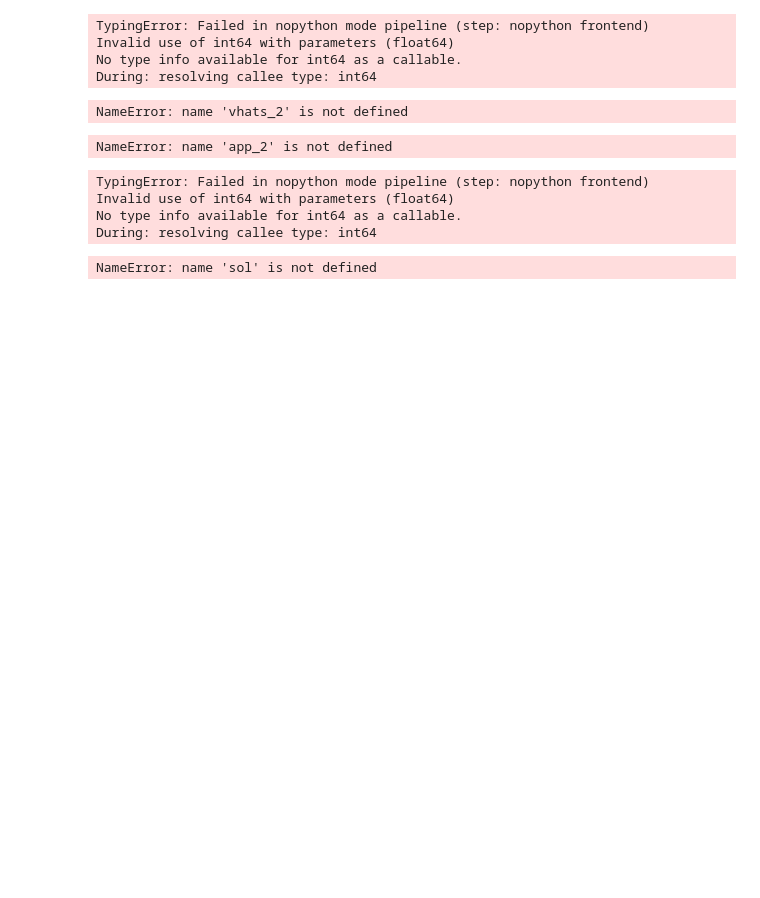
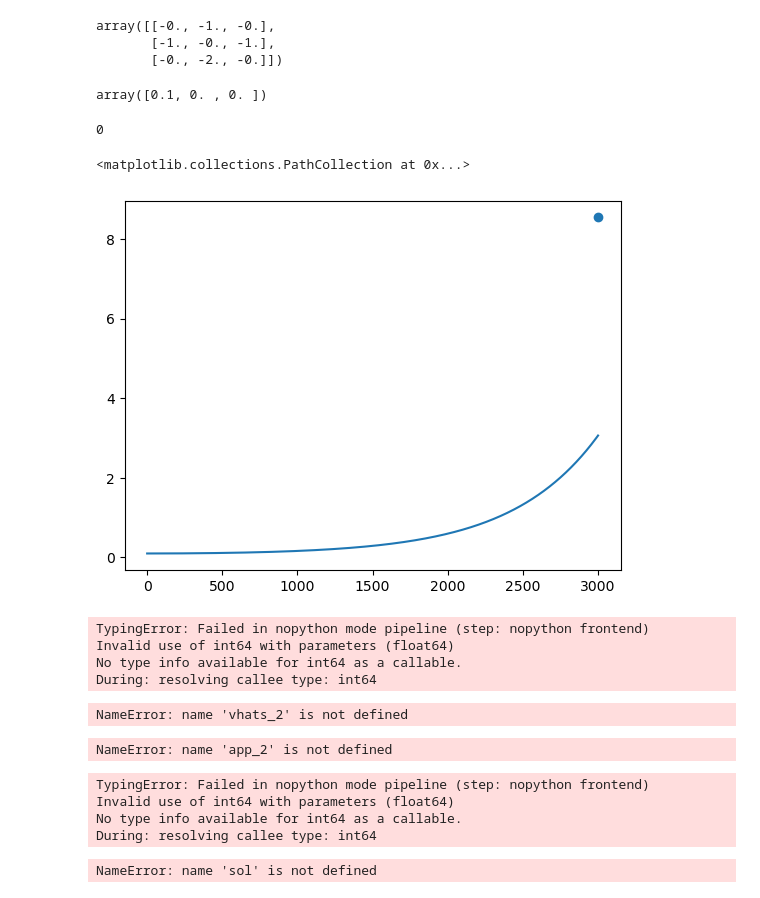
Before and after one commit to NiklasSchaaf/UQ_2023, a Jupyter notebook: homework_5/hw5_nik.ipynb, the cells around one changed output. Cells and saved outputs as stored; diff of their text form; code cells hidden in the pictures; blank space fills up the shorter version.

```diff
--- a/homework_5/hw5_nik.ipynb
+++ b/homework_5/hw5_nik.ipynb
@@ -100,7 +122,10 @@ print(np.var(dudt2s))
+# %%
+N = 100000
+u2s = np.zeros(N)
+for i in range(N):
+    u2s[i] = euler_int_book(u0,steps,dt)[-1]
 # %%
 u0 = 0.1 # initial condition
 mu = 0
 sigma = 1
-deg = 3
-
-vhats = get_vhats_book(deg,mu,sigma,u0)
+deg = 2+1
@@ -129,12 +132,31 @@ solve_ivp(ode_book, (0,2), [u0], args = (a,)).y[0,-1]
-# %%
-N = 1000
-dudt2s_mean = []
-for i in range(100):
-    dudt2s = np.zeros(N)
-    for i in range(N):
-        a = np.random.normal(0,1)
-        dudt2s[i] = solve_ivp(ode_hw, (0,2), [u0], args = (a,)).y[0,-1]
-    dudt2s_mean.append(np.mean(dudt2s))
+# %%
+get_A_book(deg, mu, sigma)
+# %% [output]
+array([[-0., -1., -0.],
+       [-1., -0., -1.],
+       [-0., -2., -0.]])
+# %%
+get_b_book(deg,u0)
+# %% [output]
+array([0.1, 0. , 0. ])
+# %%
+e_ijk(4,1,1)
+# %% [output]
+0
+# %%
+sol = np.zeros(steps+1)
+A = get_A_book(deg, mu, sigma)
+v = get_b_book(deg, u0)
+sol[0] = v[0]
+for i in range(steps):
+    v = euler_step_book(v,A,dt)
+    sol[i+1] = v[0]
+# %%
+plt.plot(sol)
+plt.scatter(3000,np.mean(u2s))
+# %% [output]
+<matplotlib.collections.PathCollection at 0x...>
+[figure, added]
 # %%
 @njit
 def vhats_proj(v, a, deg):
```
Also changed, not shown: parts of 14 cells of this notebook, 5 other files.
